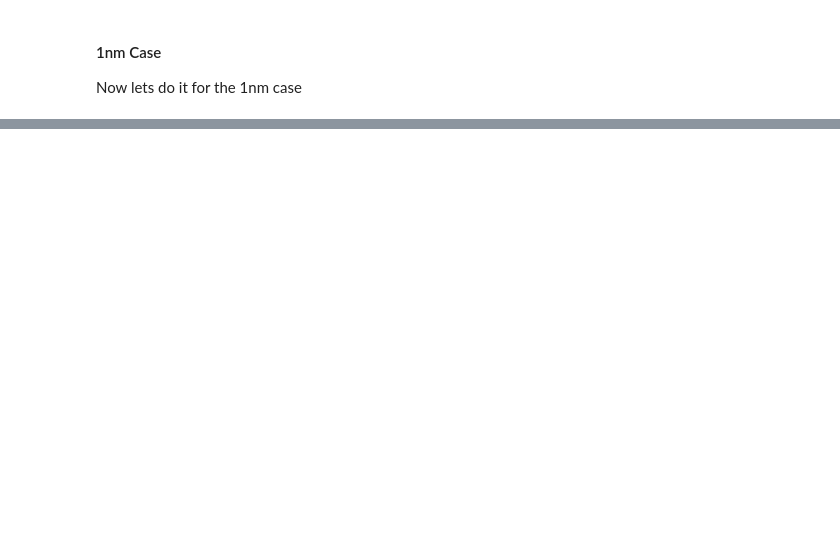
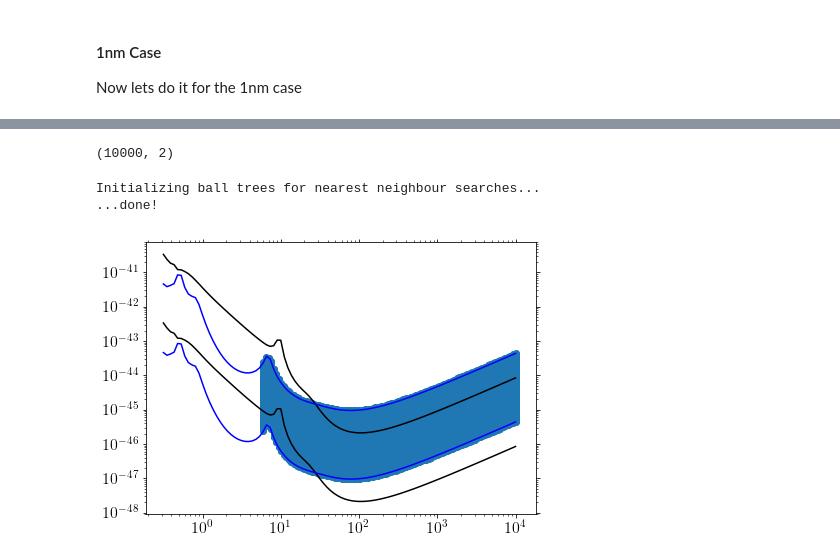
Before and after one commit to tedwards2412/paleo_detectors, a Jupyter notebook: Notebooks/Mass_Reconstruction.ipynb, the cells around one changed output, grey strips where cells are left out. Cells and saved outputs as stored; diff of their text form; code cells hidden in the pictures; blank space fills up the shorter version.

```diff
--- a/Notebooks/Mass_Reconstruction.ipynb
+++ b/Notebooks/Mass_Reconstruction.ipynb
@@ -335,0 +379,34 @@ Now lets do it for the 1nm case
+# %%
+ESfile_1nm = '../ES/hdf5/Sinj_1nm.hdf5'
+root_1nm = h5py.File(ESfile_1nm)
+ESSinj_1nm = np.array(root_1nm['ESSinj'])
+sigmaSI_1nm = np.array(root_1nm['c'])
+mass_1nm = np.array(root_1nm['mass'])
+c_1nm = np.zeros([sigmaSI_1nm.shape[0], 2])
+N_1nm = np.array(root_1nm['NSinj'])
+c_1nm[:,0] = mass_1nm
+c_1nm[:,1] = sigmaSI_1nm
+print(np.shape(c_1nm))
+# %% [output]
+(10000, 2)
+# %%
+shSinj_1nm = sf.SignalHandler(c_1nm, ESSinj_1nm,verbose=True)
+# %% [output]
+Initializing ball trees for nearest neighbour searches...
+...done!
+# %%
+fig, ax = plt.subplots(figsize=(7,5))
+
+ax.set_xscale('log')
+ax.set_yscale('log')
+
+
+plt.plot(m_lim, Sinj_lim, 'k', )
+plt.plot(m_lim, Sinj_lim*100, 'k')
+plt.plot(m_lim, Sinj_lim_1nm, 'blue', )
+plt.plot(m_lim, Sinj_lim_1nm*100, 'blue')
+plt.scatter(mass_1nm, sigmaSI_1nm)
+
+plt.show()
+# %% [output]
+[figure, added]
```
Also changed, not shown: parts of 13 cells of this notebook, 33 other files.
